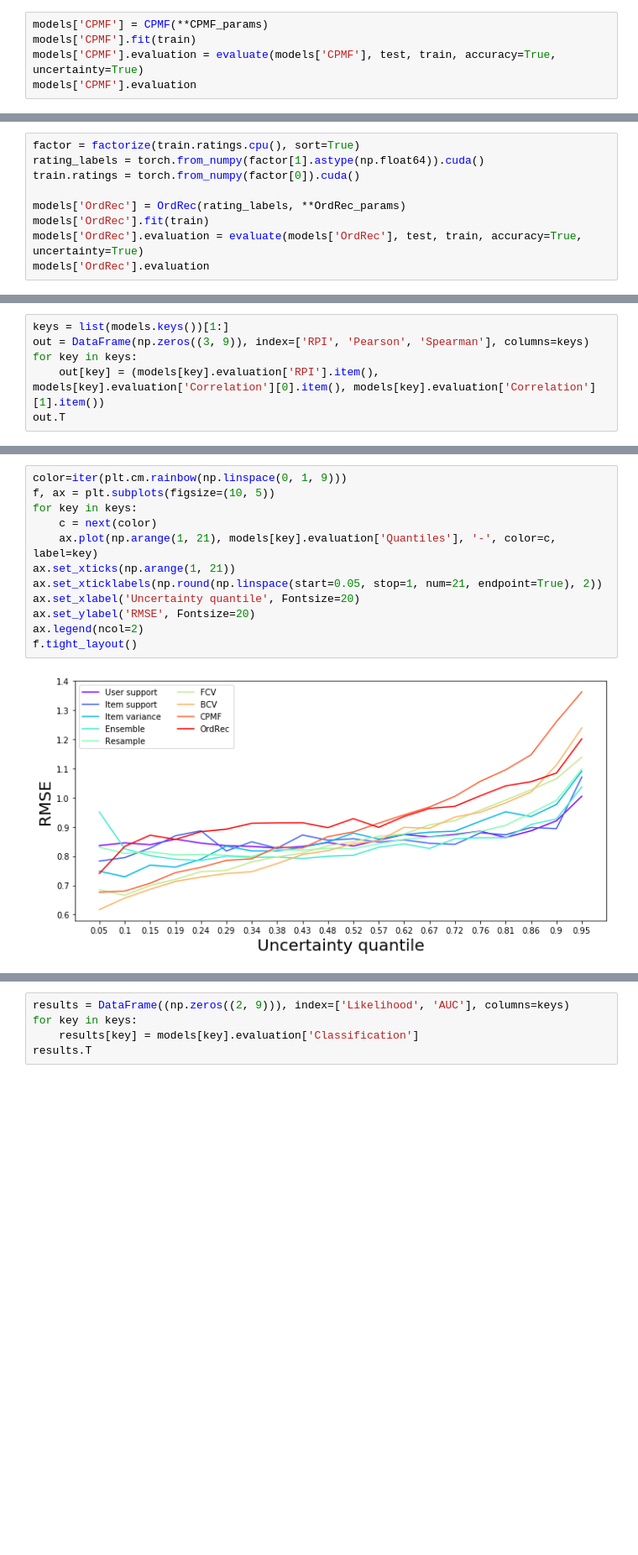
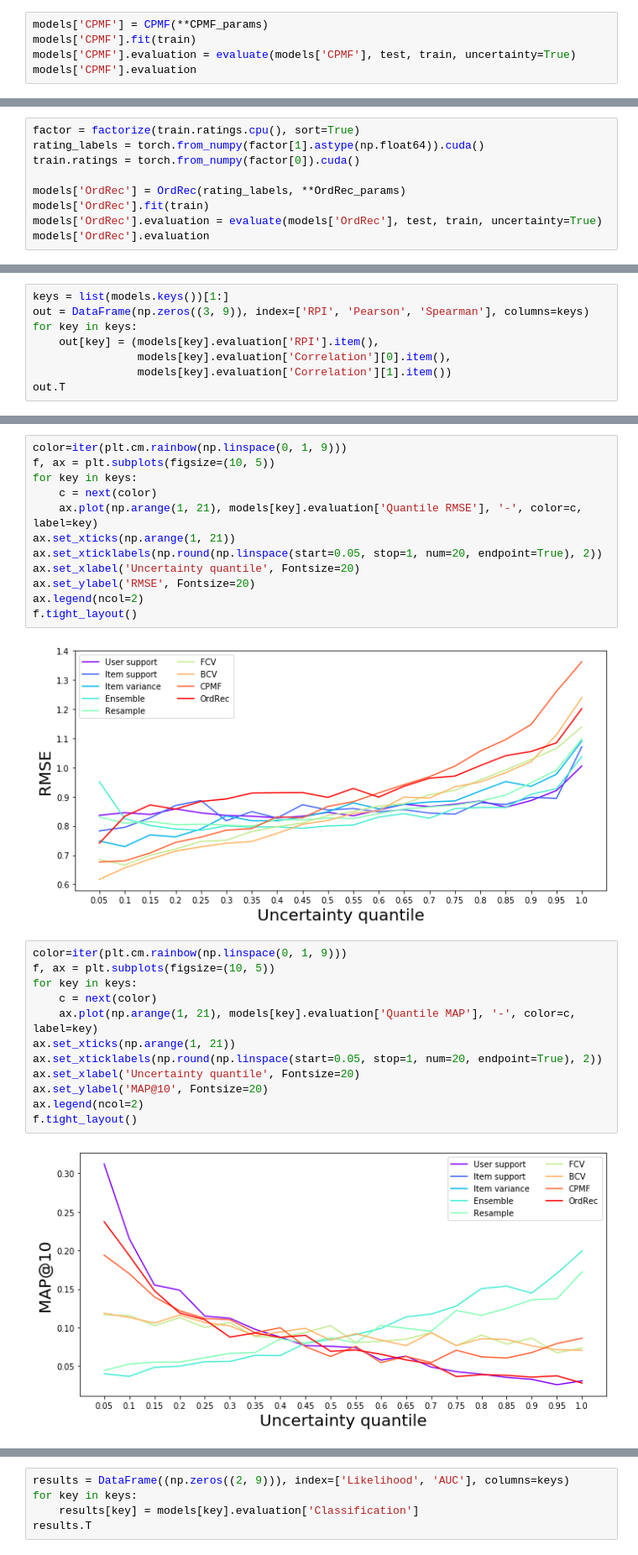
Before and after one commit to vcoscrato/uncertain, a Jupyter notebook: ExampleMovielens1M.ipynb, the cells around one changed output, grey strips where cells are left out. Shown at 84% size. Cells and saved outputs as stored; diff of their text form; blank space fills up the shorter version.

```diff
--- a/ExampleMovielens1M.ipynb
+++ b/ExampleMovielens1M.ipynb
@@ -151,7 +206,7 @@ models['BCV'].evaluation
 # %%
 models['CPMF'] = CPMF(**CPMF_params)
 models['CPMF'].fit(train)
-models['CPMF'].evaluation = evaluate(models['CPMF'], test, train, accuracy=True, uncertainty=True)
+models['CPMF'].evaluation = evaluate(models['CPMF'], test, train, uncertainty=True)
 models['CPMF'].evaluation
 # %% [output]
 {'RMSE': tensor(0.9340, device='cuda:0'),
@@ -173,7 +233,7 @@ train.ratings = torch.from_numpy(factor[0]).cuda()
 
 models['OrdRec'] = OrdRec(rating_labels, **OrdRec_params)
 models['OrdRec'].fit(train)
-models['OrdRec'].evaluation = evaluate(models['OrdRec'], test, train, accuracy=True, uncertainty=True)
+models['OrdRec'].evaluation = evaluate(models['OrdRec'], test, train, uncertainty=True)
 models['OrdRec'].evaluation
 # %% [output]
 {'RMSE': tensor(0.9452, device='cuda:0', dtype=torch.float64),
@@ -221,7 +285,9 @@ f.tight_layout()
 keys = list(models.keys())[1:]
 out = DataFrame(np.zeros((3, 9)), index=['RPI', 'Pearson', 'Spearman'], columns=keys)
 for key in keys:
-    out[key] = (models[key].evaluation['RPI'].item(), models[key].evaluation['Correlation'][0].item(), models[key].evaluation['Correlation'][1].item())
+    out[key] = (models[key].evaluation['RPI'].item(),
+                models[key].evaluation['Correlation'][0].item(),
+                models[key].evaluation['Correlation'][1].item())
 out.T
 # %% [output]
 |  | RPI | Pearson | Spearman |
@@ -239,12 +305,26 @@ color=iter(plt.cm.rainbow(np.linspace(0, 1, 9)))
 f, ax = plt.subplots(figsize=(10, 5))
 for key in keys:
     c = next(color)
-    ax.plot(np.arange(1, 21), models[key].evaluation['Quantiles'], '-', color=c, label=key)
+    ax.plot(np.arange(1, 21), models[key].evaluation['Quantile RMSE'], '-', color=c, label=key)
 ax.set_xticks(np.arange(1, 21))
-ax.set_xticklabels(np.round(np.linspace(start=0.05, stop=1, num=21, endpoint=True), 2))
+ax.set_xticklabels(np.round(np.linspace(start=0.05, stop=1, num=20, endpoint=True), 2))
 ax.set_xlabel('Uncertainty quantile', Fontsize=20)
 ax.set_ylabel('RMSE', Fontsize=20)
 ax.legend(ncol=2)
 f.tight_layout()
 # %% [output]
 [figure]
+# %%
+color=iter(plt.cm.rainbow(np.linspace(0, 1, 9)))
+f, ax = plt.subplots(figsize=(10, 5))
+for key in keys:
+    c = next(color)
+    ax.plot(np.arange(1, 21), models[key].evaluation['Quantile MAP'], '-', color=c, label=key)
+ax.set_xticks(np.arange(1, 21))
+ax.set_xticklabels(np.round(np.linspace(start=0.05, stop=1, num=20, endpoint=True), 2))
+ax.set_xlabel('Uncertainty quantile', Fontsize=20)
+ax.set_ylabel('MAP@10', Fontsize=20)
+ax.legend(ncol=2)
+f.tight_layout()
+# %% [output]
+[figure, added]
```
Also changed, not shown: parts of 11 cells of this notebook, 7 other files.
